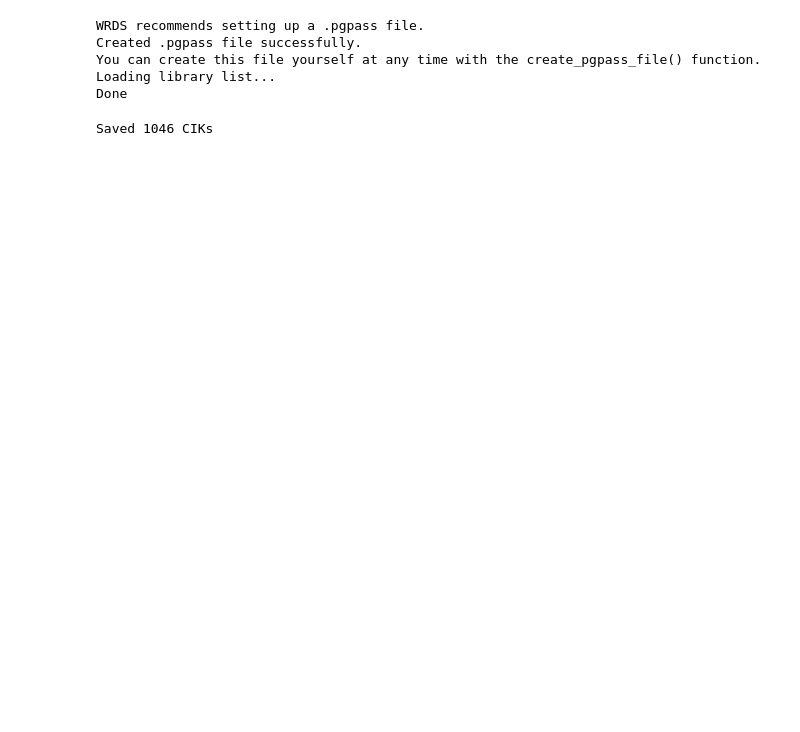
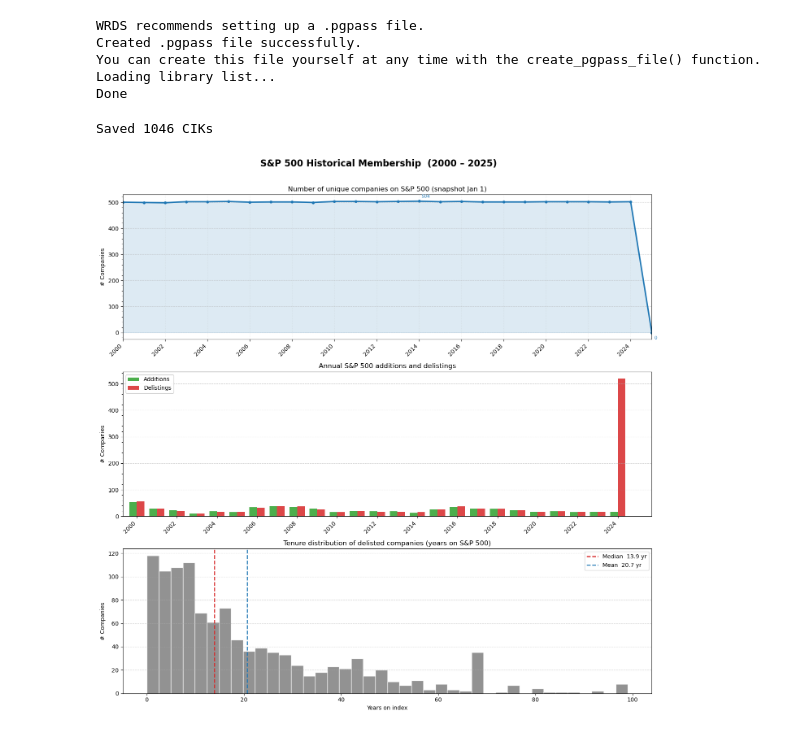
Before and after one commit to RensG2005/seminar_machine_learning, a Jupyter notebook: get_ciks.ipynb, the cells around one changed output. Cells and saved outputs as stored; diff of their text form; code cells hidden in the pictures; blank space fills up the shorter version.

```diff
--- a/get_ciks.ipynb
+++ b/get_ciks.ipynb
@@ -57,3 +57,101 @@ cik_df.to_csv("sp500_historical_ciks.csv", index=False)
 print(f"Saved {len(ciks)} CIKs")
 # %% [output]
 Saved 1046 CIKs
+# %%
+import matplotlib.pyplot as plt
+import matplotlib.ticker as mticker
+import numpy as np
+import pandas as pd
+
+# ── Prep ──────────────────────────────────────────────────────────────────────
+df_plot = df.copy()
+df_plot['start'] = pd.to_datetime(df_plot['start'])
+df_plot['ending'] = pd.to_datetime(df_plot['ending'])  # NaT = still listed
+
+YEARS = range(2000, 2026)
+
+# 1. Membership count per year (any overlap with Jan-1 of that year)
+counts = []
+for y in YEARS:
+    snap = pd.Timestamp(f'{y}-01-01')
+    n = ((df_plot['start'] <= snap) & (df_plot['ending'].isna() | (df_plot['ending'] >= snap))).sum()
+    counts.append(n)
+
+# 2. Additions and deletions per year
+df_plot['start_year'] = df_plot['start'].dt.year
+df_plot['end_year']   = df_plot['ending'].dt.year  # NaN = still listed
+
+additions  = df_plot.groupby('start_year')['cik'].count().reindex(YEARS, fill_value=0)
+delistings = df_plot[df_plot['end_year'].notna()].groupby('end_year')['cik'].count().reindex(YEARS, fill_value=0)
+
+# ── Figure ────────────────────────────────────────────────────────────────────
+fig, axes = plt.subplots(3, 1, figsize=(14, 14))
+fig.suptitle('S&P 500 Historical Membership  (2000 – 2025)', fontsize=16, fontweight='bold', y=0.98)
+
+BLUE   = '#1f77b4'
+GREEN  = '#2ca02c'
+RED    = '#d62728'
+GREY   = '#7f7f7f'
+
+year_ticks = list(YEARS)
+
+# ── Panel 1: membership count ──────────────────────────────────────────────
+ax1 = axes[0]
+ax1.fill_between(year_ticks, counts, alpha=0.15, color=BLUE)
+ax1.plot(year_ticks, counts, color=BLUE, linewidth=2.5, marker='o', markersize=4)
+ax1.set_title('Number of unique companies on S&P 500 (snapshot Jan 1)', fontsize=12)
+ax1.set_ylabel('# Companies')
+ax1.set_xlim(min(year_ticks), max(year_ticks))
+ax1.yaxis.set_minor_locator(mticker.AutoMinorLocator())
+ax1.grid(axis='y', linestyle='--', alpha=0.5)
+ax1.grid(axis='x', linestyle=':', alpha=0.3)
+# annotate min/max
+ymin_idx = int(np.argmin(counts))
+ymax_idx = int(np.argmax(counts))
+ax1.annotate(f'{counts[ymax_idx]}', xy=(year_ticks[ymax_idx], counts[ymax_idx]),
+             xytext=(4, 6), textcoords='offset points', fontsize=8, color=BLUE)
+ax1.annotate(f'{counts[ymin_idx]}', xy=(year_ticks[ymin_idx], counts[ymin_idx]),
+             xytext=(4, -12), textcoords='offset points', fontsize=8, color=BLUE)
+
+# ── Panel 2: additions vs removals bar chart ───────────────────────────────
+ax2 = axes[1]
+x = np.array(year_ticks)
+w = 0.38
+ax2.bar(x - w/2, additions.values,  width=w, label='Additions',  color=GREEN, alpha=0.85)
+ax2.bar(x + w/2, delistings.values, width=w, label='Delistings', color=RED,   alpha=0.85)
+ax2.set_title('Annual S&P 500 additions and delistings', fontsize=12)
+ax2.set_ylabel('# Companies')
+ax2.set_xlim(min(year_ticks) - 0.7, max(year_ticks) + 0.7)
+ax2.legend(framealpha=0.9)
+ax2.yaxis.set_minor_locator(mticker.AutoMinorLocator())
+ax2.grid(axis='y', linestyle='--', alpha=0.5)
+
+# ── Panel 3: tenure distribution for delisted companies ───────────────────
+ax3 = axes[2]
+delisted = df_plot[df_plot['ending'].notna()].copy()
+delisted['tenure_years'] = (delisted['ending'] - delisted['start']).dt.days / 365.25
+# clip negative (data artefacts) and very long tenures for readability
+tenure = delisted['tenure_years'].clip(lower=0)
+
+ax3.hist(tenure, bins=40, color=GREY, edgecolor='white', alpha=0.85)
+ax3.axvline(tenure.median(), color=RED,  linestyle='--', linewidth=1.8,
+            label=f'Median  {tenure.median():.1f} yr')
+ax3.axvline(tenure.mean(),   color=BLUE, linestyle='--', linewidth=1.8,
+            label=f'Mean  {tenure.mean():.1f} yr')
+ax3.set_title('Tenure distribution of delisted companies (years on S&P 500)', fontsize=12)
+ax3.set_xlabel('Years on index')
+ax3.set_ylabel('# Companies')
+ax3.legend(framealpha=0.9)
+ax3.grid(axis='y', linestyle='--', alpha=0.5)
+
+# ── Shared x-axis formatting ───────────────────────────────────────────────
+for ax in (ax1, ax2):
+    ax.set_xticks(year_ticks[::2])
+    ax.set_xticklabels([str(y) for y in year_ticks[::2]], rotation=45, ha='right')
+
+plt.tight_layout(rect=[0, 0, 1, 0.97])
+plt.savefig('sp500_membership.png', dpi=150, bbox_inches='tight')
+plt.show()
+print('Saved sp500_membership.png')
+# %% [output]
+[figure, added]
```
Also changed, not shown: parts of 1 cell of this notebook, 1 other file.
